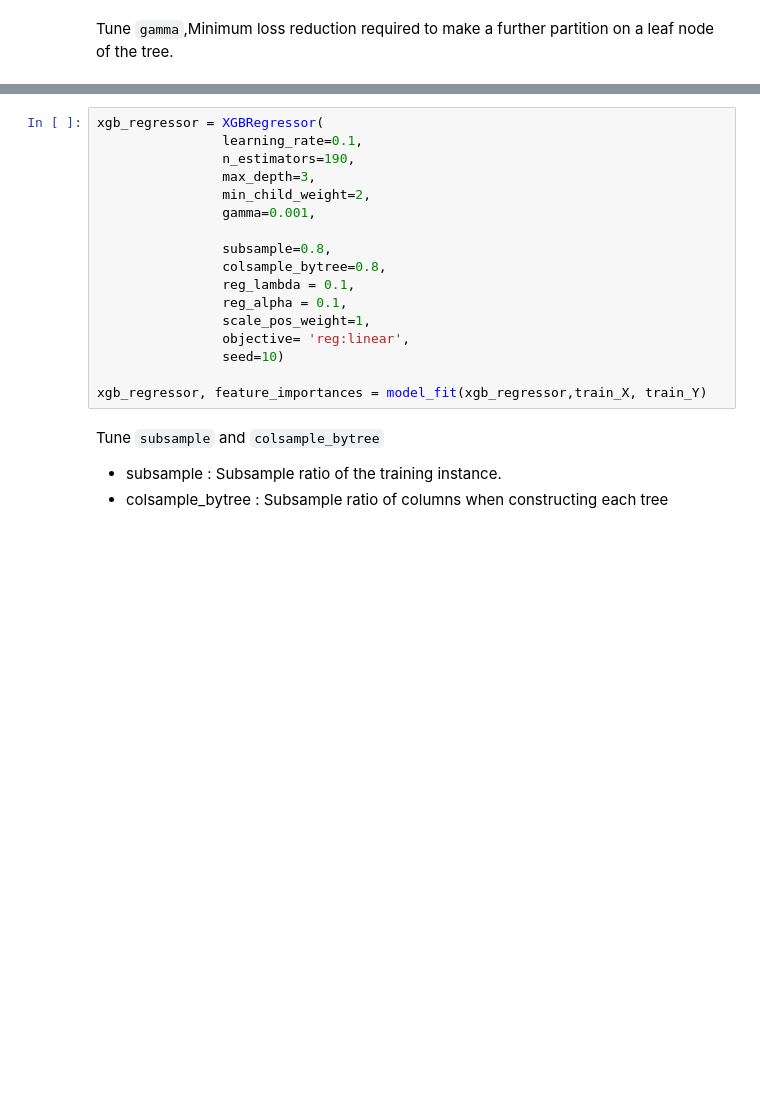
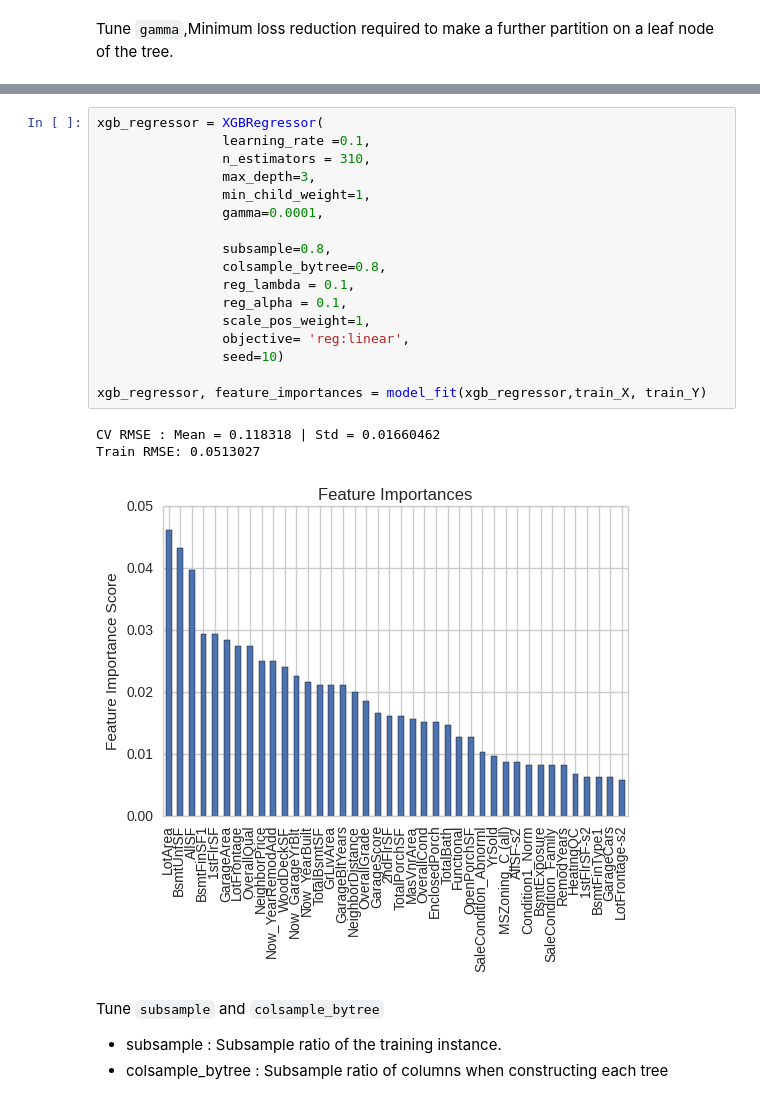
Before and after one commit to SunnyMarkLiu/Kaggle-House-Prices, a Jupyter notebook: XGBoost_and_Parameter_Tuning.ipynb, the cells around one changed output, grey strips where cells are left out. Drawn from its saved outputs; the diff is of its cells as text; blank space fills up the shorter version.

```diff
--- a/XGBoost_and_Parameter_Tuning.ipynb
+++ b/XGBoost_and_Parameter_Tuning.ipynb
@@ -282,20 +359,24 @@ print 'min_mean_rmse:', min_mean_rmse
 # %%
 xgb_regressor = XGBRegressor(
-                learning_rate=0.1,
-                n_estimators=190,
+                learning_rate =0.1,
+                n_estimators = 310,
                 max_depth=3,
-                min_child_weight=2,
-                gamma=0.001,
+                min_child_weight=1,
+                gamma=0.0001,
 
                 subsample=0.8,
                 colsample_bytree=0.8,
                 reg_lambda = 0.1,
                 reg_alpha = 0.1,
                 scale_pos_weight=1,
                 objective= 'reg:linear',
                 seed=10)
 
 xgb_regressor, feature_importances = model_fit(xgb_regressor,train_X, train_Y)
+# %% [output]
+CV RMSE : Mean = 0.118318 | Std = 0.01660462
+Train RMSE: 0.0513027
+[figure, added]
 # %% [markdown]
 Tune `subsample` and `colsample_bytree`
 
```
Also changed, not shown: parts of 23 cells of this notebook, 13 other files.
